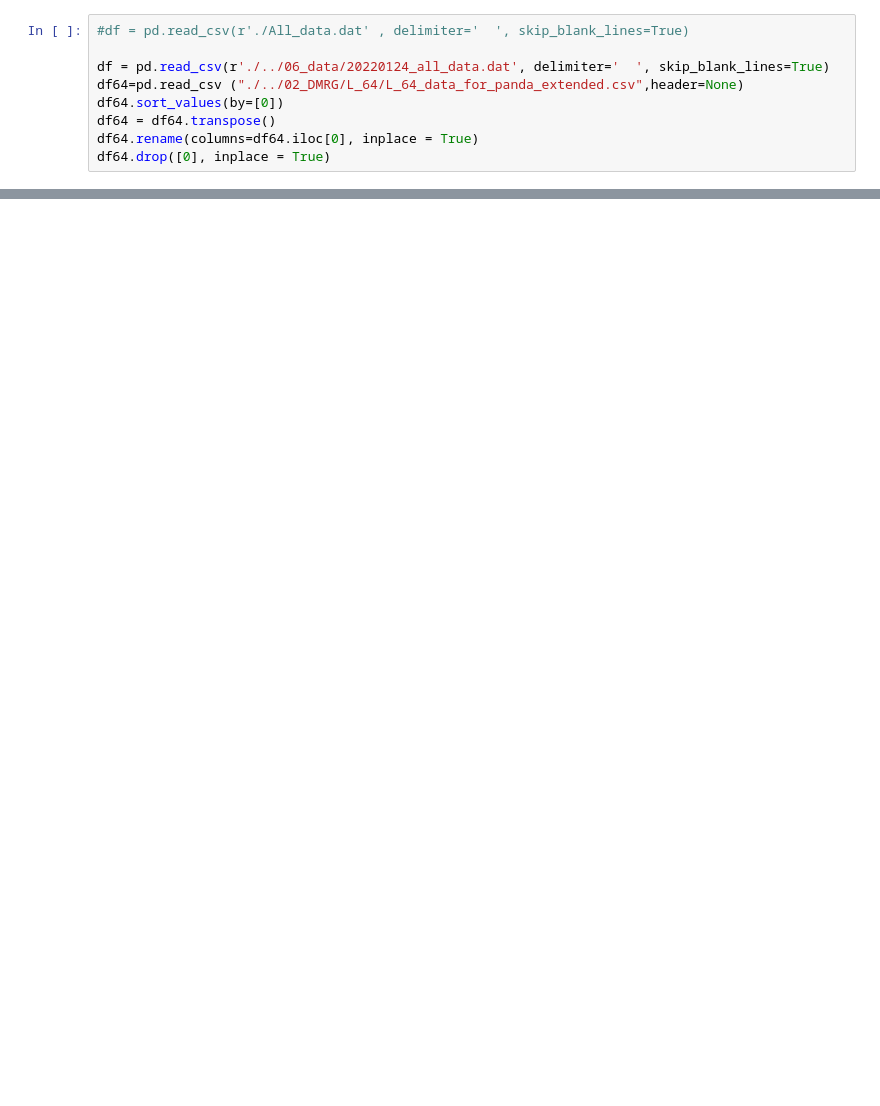
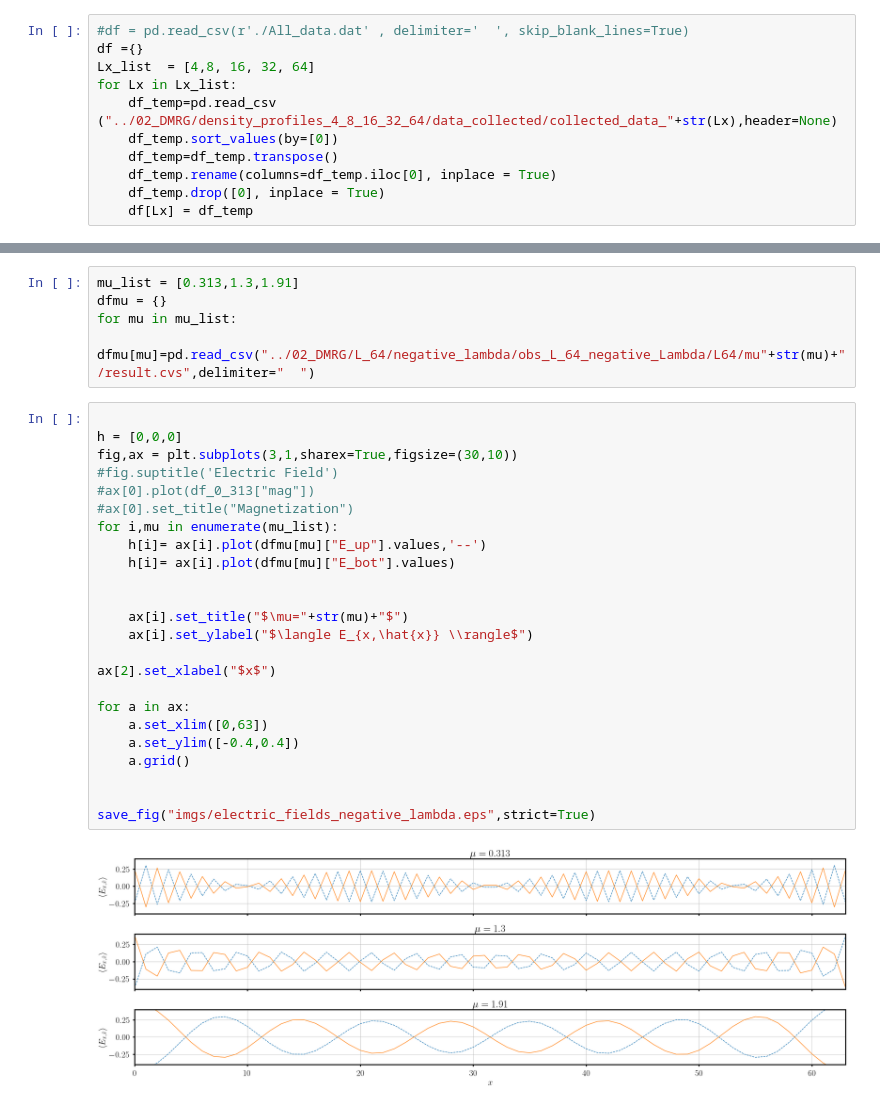
Before and after one commit to Philipp137/SquareIce, a Jupyter notebook: 06_data/paper_plots.ipynb, the cells around one changed output, grey strips where cells are left out. Cells and saved outputs as stored; diff of their text form; blank space fills up the shorter version.

```diff
--- a/06_data/paper_plots.ipynb
+++ b/06_data/paper_plots.ipynb
@@ -22,9 +31,11 @@ rc('ytick.major', pad=10, size=5, width=3)
 # %%
 #df = pd.read_csv(r'./All_data.dat' , delimiter='  ', skip_blank_lines=True)
-
-df = pd.read_csv(r'./../06_data/20220124_all_data.dat', delimiter='  ', skip_blank_lines=True)
-df64=pd.read_csv ("./../02_DMRG/L_64/L_64_data_for_panda_extended.csv",header=None)
-df64.sort_values(by=[0])
-df64 = df64.transpose()
-df64.rename(columns=df64.iloc[0], inplace = True)
-df64.drop([0], inplace = True)
+df ={}
+Lx_list  = [4,8, 16, 32, 64]
+for Lx in Lx_list:
+    df_temp=pd.read_csv ("../02_DMRG/density_profiles_4_8_16_32_64/data_collected/collected_data_"+str(Lx),header=None)
+    df_temp.sort_values(by=[0])
+    df_temp=df_temp.transpose()
+    df_temp.rename(columns=df_temp.iloc[0], inplace = True)
+    df_temp.drop([0], inplace = True)
+    df[Lx] = df_temp
@@ -291,3 +143,34 @@ save_fig("imgs/electric_fields.eps",strict=True)
+# %%
+mu_list = [0.313,1.3,1.91]
+dfmu = {}
+for mu in mu_list:
+    dfmu[mu]=pd.read_csv("../02_DMRG/L_64/negative_lambda/obs_L_64_negative_Lambda/L64/mu"+str(mu)+"/result.cvs",delimiter="  ")
+# %%
+
+h = [0,0,0]
+fig,ax = plt.subplots(3,1,sharex=True,figsize=(30,10))
+#fig.suptitle('Electric Field')
+#ax[0].plot(df_0_313["mag"])
+#ax[0].set_title("Magnetization")
+for i,mu in enumerate(mu_list):
+    h[i]= ax[i].plot(dfmu[mu]["E_up"].values,'--')
+    h[i]= ax[i].plot(dfmu[mu]["E_bot"].values)
+
+
+    ax[i].set_title("$\mu="+str(mu)+"$")
+    ax[i].set_ylabel("$\langle E_{x,\hat{x}} \\rangle$")
+
+ax[2].set_xlabel("$x$")
+
+for a in ax:
+    a.set_xlim([0,63])
+    a.set_ylim([-0.4,0.4])
+    a.grid()
+
+
+save_fig("imgs/electric_fields_negative_lambda.eps",strict=True)
+# %% [output]
+[figure, added]
 # %%
 Flipp_lattice_0_313 = np.column_stack([df_0_313["flipp_up"].values,df_0_313["flipp_bot"].values]).T
 Flipp_lattice_1_3 = np.column_stack([df_1_3["flipp_up"].values,df_1_3["flipp_bot"].values]).T
```
Also changed, not shown: parts of 22 cells of this notebook, 9 other files.
